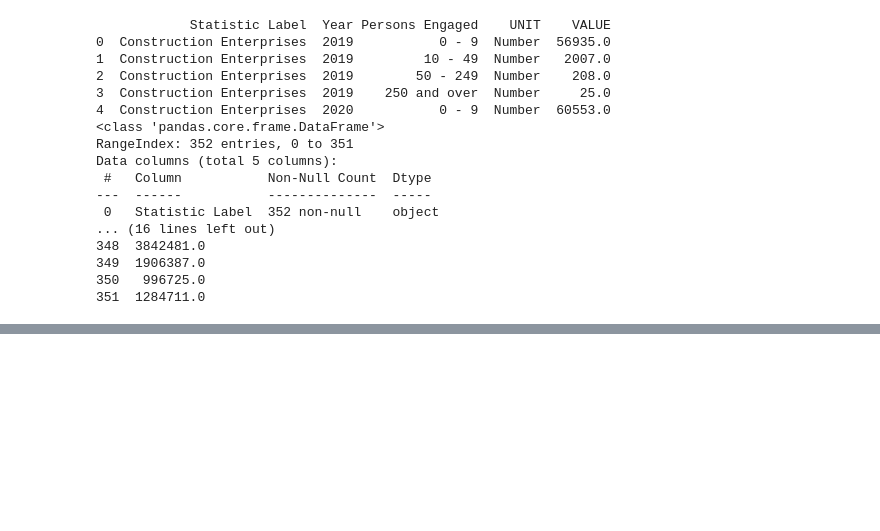
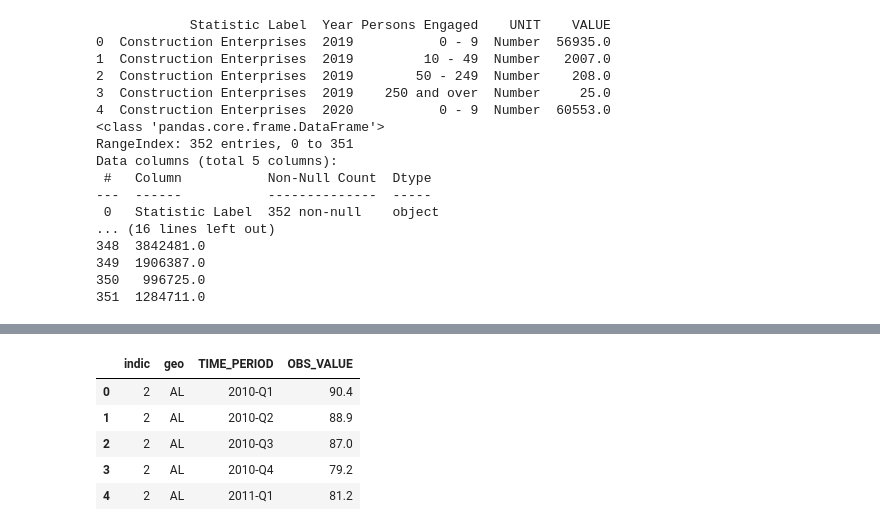
Before and after one commit to sbs23100/MScDataAnalyticsCA2, a Jupyter notebook: irishConstructionData.ipynb, the cells around one changed output, grey strips where cells are left out. Saved outputs shown, nothing was run; the diff lists cells and outputs as text; code cells hidden in the pictures; blank space fills up the shorter version.

```diff
--- a/irishConstructionData.ipynb
+++ b/irishConstructionData.ipynb
@@ -184,0 +225,12 @@ Data columns (total 5 columns):
+# %%
+#map column 'indic' values to INT values
+#reference: https://stackoverflow.com/questions/17114904/python-pandas-replacing-strings-in-dataframe-with-numbers
+df['indic'] = df['indic'].map({'IS-IP': 1, 'IS-EPI':2, 'IS-HWI':3, 'IS-WSI':4, 'IS-IPI':5, 'IS-PEI':6})
+df.head(5)
+# %% [output]
+|  | indic | geo | TIME_PERIOD | OBS_VALUE |
+| 0 | 2 | AL | 2010-Q1 | 90.4 |
+| 1 | 2 | AL | 2010-Q2 | 88.9 |
+| 2 | 2 | AL | 2010-Q3 | 87.0 |
+| 3 | 2 | AL | 2010-Q4 | 79.2 |
+| 4 | 2 | AL | 2011-Q1 | 81.2 |
```
Also changed, not shown: parts of 4 cells of this notebook, 1 other file.
